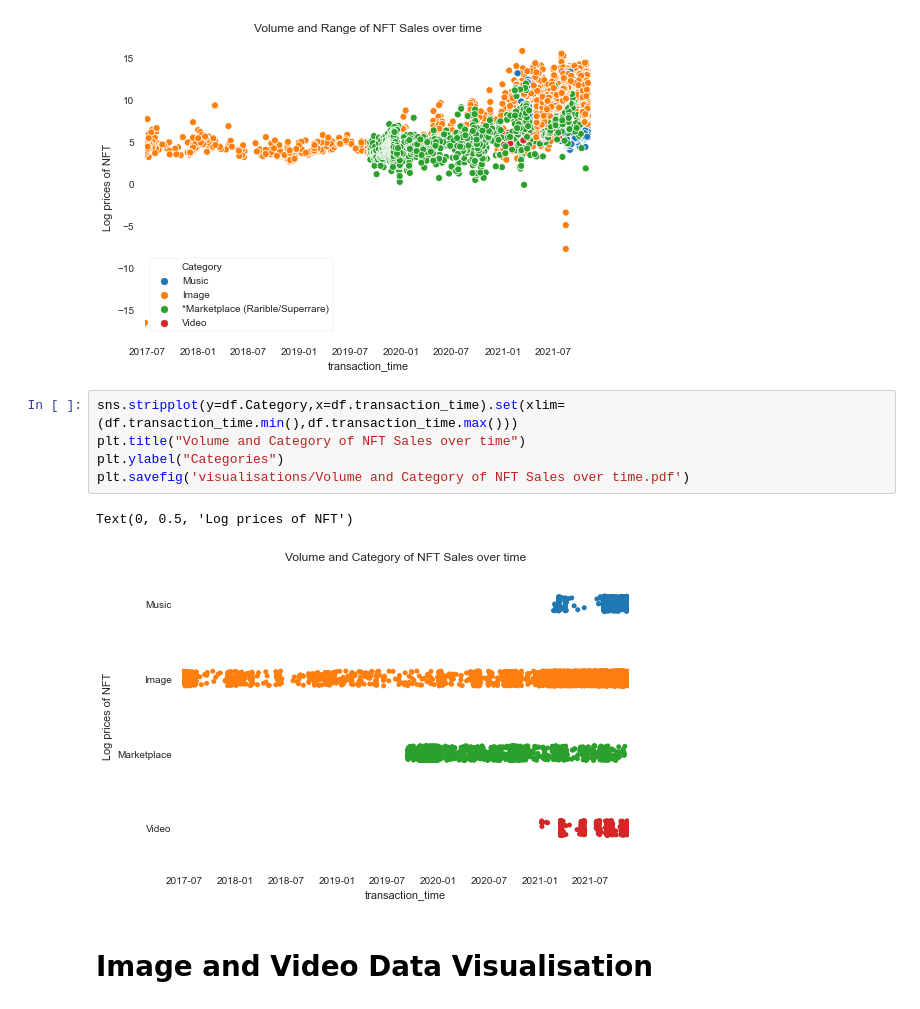
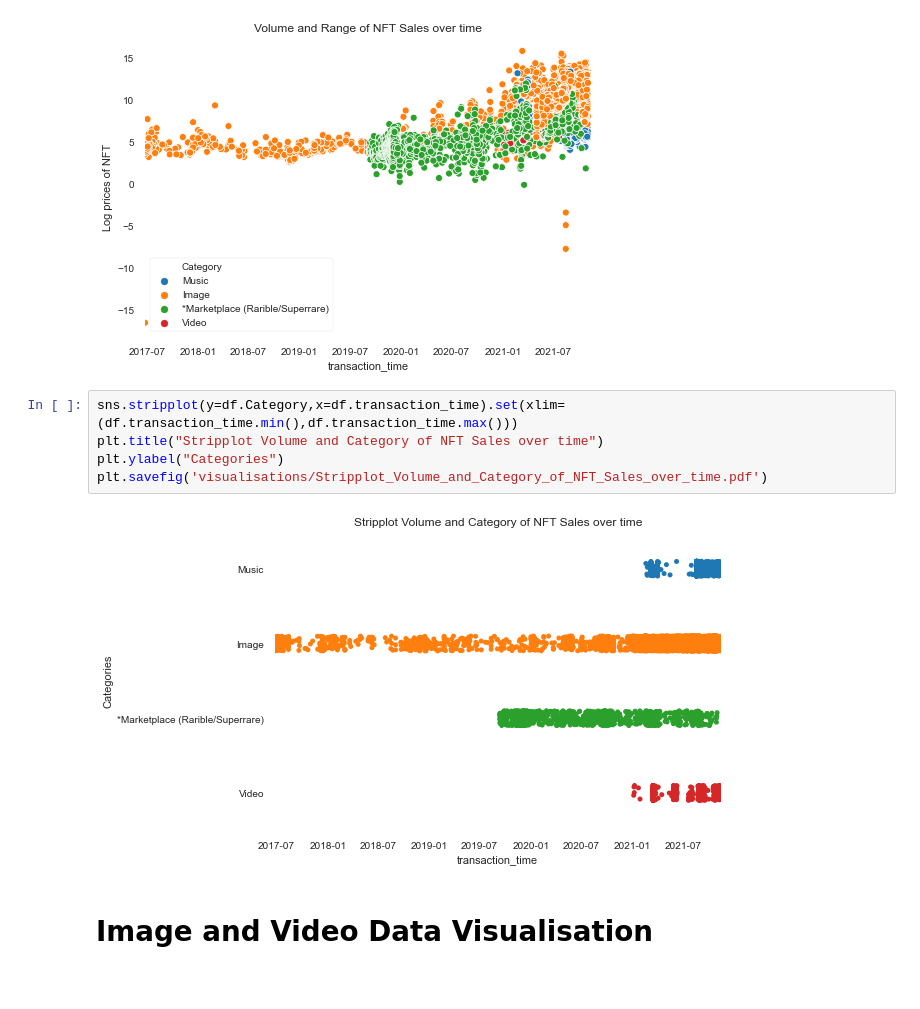
Before and after one commit to Cawinchan/opensea_data_extractor, a Jupyter notebook: data_visualisation.ipynb, the cells around one changed output. Saved outputs shown, nothing was run; the diff lists cells and outputs as text.

Commit message:
save data visualisations

```diff
--- a/data_visualisation.ipynb
+++ b/data_visualisation.ipynb
@@ -181,12 +181,11 @@ plt.savefig('visualisations/Coloured_Volume_and_Range_of_NFT_Sales_over_time.pdf
 [figure]
 # %%
 sns.stripplot(y=df.Category,x=df.transaction_time).set(xlim=(df.transaction_time.min(),df.transaction_time.max()))
-plt.title("Volume and Category of NFT Sales over time")
+plt.title("Stripplot Volume and Category of NFT Sales over time")
 plt.ylabel("Categories")
-plt.savefig('visualisations/Volume and Category of NFT Sales over time.pdf')
+plt.savefig('visualisations/Stripplot_Volume_and_Category_of_NFT_Sales_over_time.pdf')
 # %% [output]
-Text(0, 0.5, 'Log prices of NFT')
-[figure, old version]
+[figure, new version]
 # %% [markdown]
 # Image and Video Data Visualisation
 # %%
```
Also changed, not shown: parts of 4 cells of this notebook.
